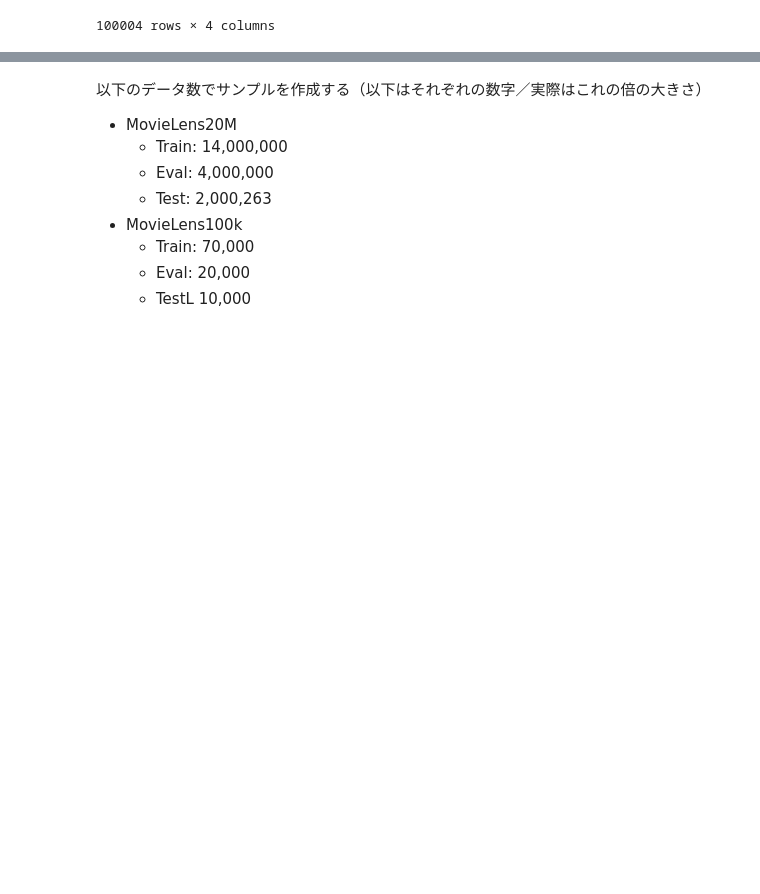
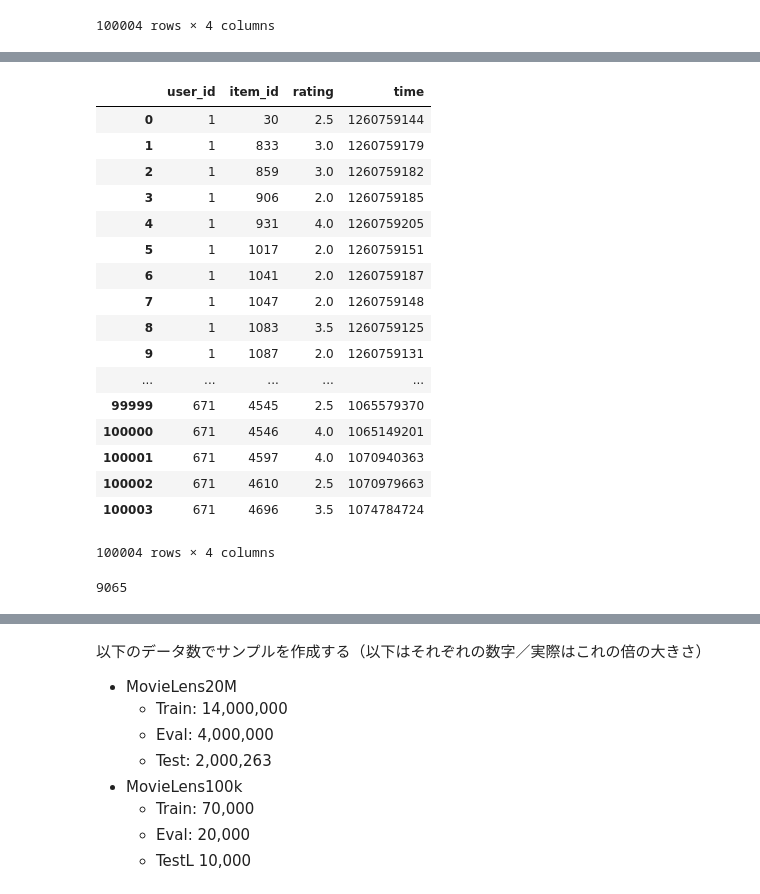
Before and after one commit to fumiyo0607/Recommendation-System, a Jupyter notebook: models/TransRec/dataset.ipynb, the cells around one changed output, grey strips where cells are left out. Cells and saved outputs as stored; diff of their text form; code cells hidden in the pictures; blank space fills up the shorter version.

```diff
--- a/models/TransRec/dataset.ipynb
+++ b/models/TransRec/dataset.ipynb
@@ -37,0 +169,2 @@ df
+# %%
+item_id= list(item_idex_master.keys())
@@ -37,0 +213,6 @@ df
+# %%
+item_ids = df['item_id']
+fixed_item_ids = []
+# %%
+for item_id in item_ids:
+    fixed_item_ids.append(item_idex_master[item_id])
@@ -38,2 +239,29 @@ df
+# %%
+df['item_id'] = fixed_item_ids
+# %%
+df
+# %% [output]
+|  | user_id | item_id | rating | time |
+| 0 | 1 | 30 | 2.5 | 1260759144 |
+| 1 | 1 | 833 | 3.0 | 1260759179 |
+| 2 | 1 | 859 | 3.0 | 1260759182 |
+| 3 | 1 | 906 | 2.0 | 1260759185 |
+| 4 | 1 | 931 | 4.0 | 1260759205 |
+| 5 | 1 | 1017 | 2.0 | 1260759151 |
+| 6 | 1 | 1041 | 2.0 | 1260759187 |
+| 7 | 1 | 1047 | 2.0 | 1260759148 |
+| 8 | 1 | 1083 | 3.5 | 1260759125 |
+| 9 | 1 | 1087 | 2.0 | 1260759131 |
+| ... | ... | ... | ... | ... |
+| 99999 | 671 | 4545 | 2.5 | 1065579370 |
+| 100000 | 671 | 4546 | 4.0 | 1065149201 |
+| 100001 | 671 | 4597 | 4.0 | 1070940363 |
+| 100002 | 671 | 4610 | 2.5 | 1070979663 |
+| 100003 | 671 | 4696 | 3.5 | 1074784724 |
+100004 rows × 4 columns
+# %%
+max(df['item_id'])
+# %% [output]
+9065
 # %%
 print('Dataset size: {}'.format(len(df)))
```
Also changed, not shown: parts of 28 cells of this notebook, 2 other files.
